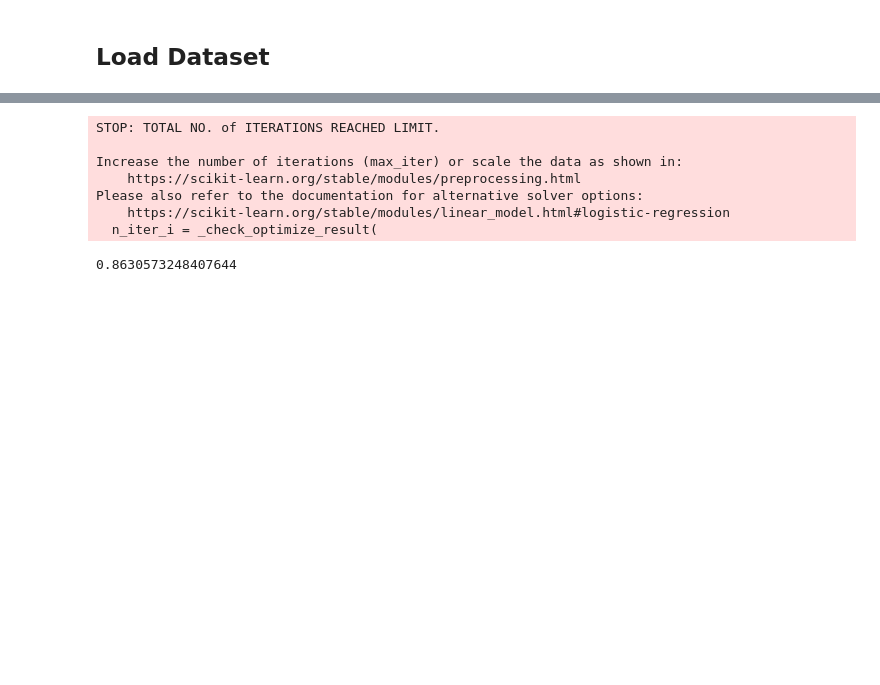
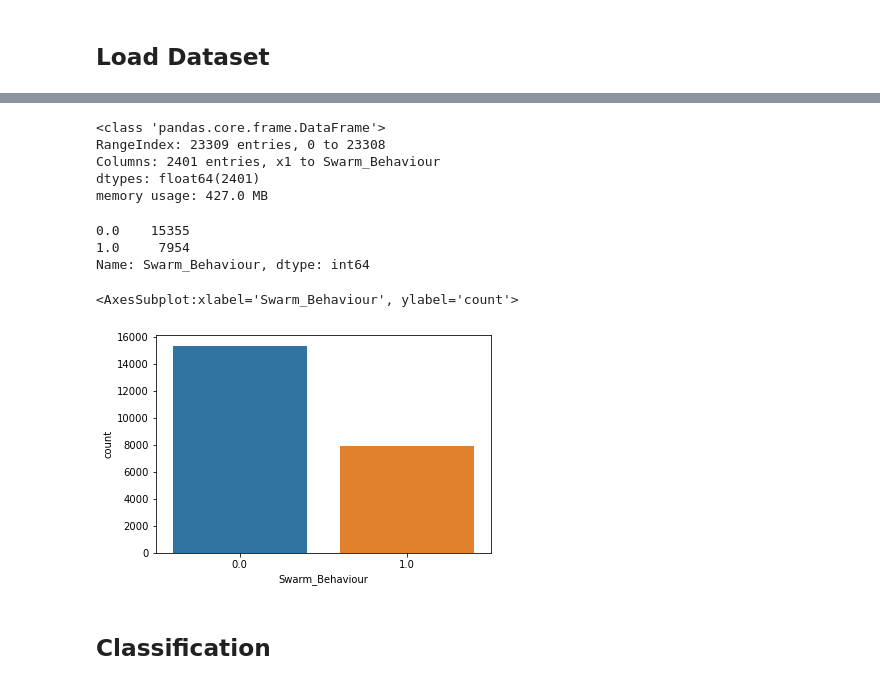
Before and after one commit to syedirfanx/swarm-intelligence, a Jupyter notebook: particle-swarm-optimisation.ipynb, the cells around one changed output, grey strips where cells are left out. Drawn from its saved outputs; the diff is of its cells as text; code cells hidden in the pictures; blank space fills up the shorter version.

```diff
--- a/particle-swarm-optimisation.ipynb
+++ b/particle-swarm-optimisation.ipynb
@@ -28,0 +59,8 @@ data.head()
+# %%
+from sklearn import preprocessing
+X = data.values
+min_max_scaler = preprocessing.MinMaxScaler()
+data_scaled = min_max_scaler.fit_transform(X)
+df = pd.DataFrame(data_scaled)
+# %%
+df.columns = data.columns
@@ -98,13 +94,0 @@ Shape of y_train: (1567,)
-# %%
-lr = LogisticRegression()
-lr.fit(X_train, y_train)
-LogisticRegression()
-y_pred = lr.predict(X_test)
-# %% [output]
-STOP: TOTAL NO. of ITERATIONS REACHED LIMIT.
-
-Increase the number of iterations (max_iter) or scale the data as shown in:
-    https://scikit-learn.org/stable/modules/preprocessing.html
-Please also refer to the documentation for alternative solver options:
-    https://scikit-learn.org/stable/modules/linear_model.html#logistic-regression
-  n_iter_i = _check_optimize_result(
@@ -113,4 +95,21 @@ from sklearn.metrics import accuracy_score
-# %%
-accuracy_score(y_pred, y_test)
-# %% [output]
-0.8630573248407644
+# %%
+df.info()
+# %% [output]
+<class 'pandas.core.frame.DataFrame'>
+RangeIndex: 23309 entries, 0 to 23308
+Columns: 2401 entries, x1 to Swarm_Behaviour
+dtypes: float64(2401)
+memory usage: 427.0 MB
+# %%
+df["Swarm_Behaviour"].value_counts()
+# %% [output]
+0.0    15355
+1.0     7954
+Name: Swarm_Behaviour, dtype: int64
+# %%
+sns.countplot(df['Swarm_Behaviour'])
+# %% [output]
+<AxesSubplot:xlabel='Swarm_Behaviour', ylabel='count'>
+[figure, added]
+# %% [markdown]
+## Classification
```
Also changed, not shown: parts of 43 cells of this notebook.
